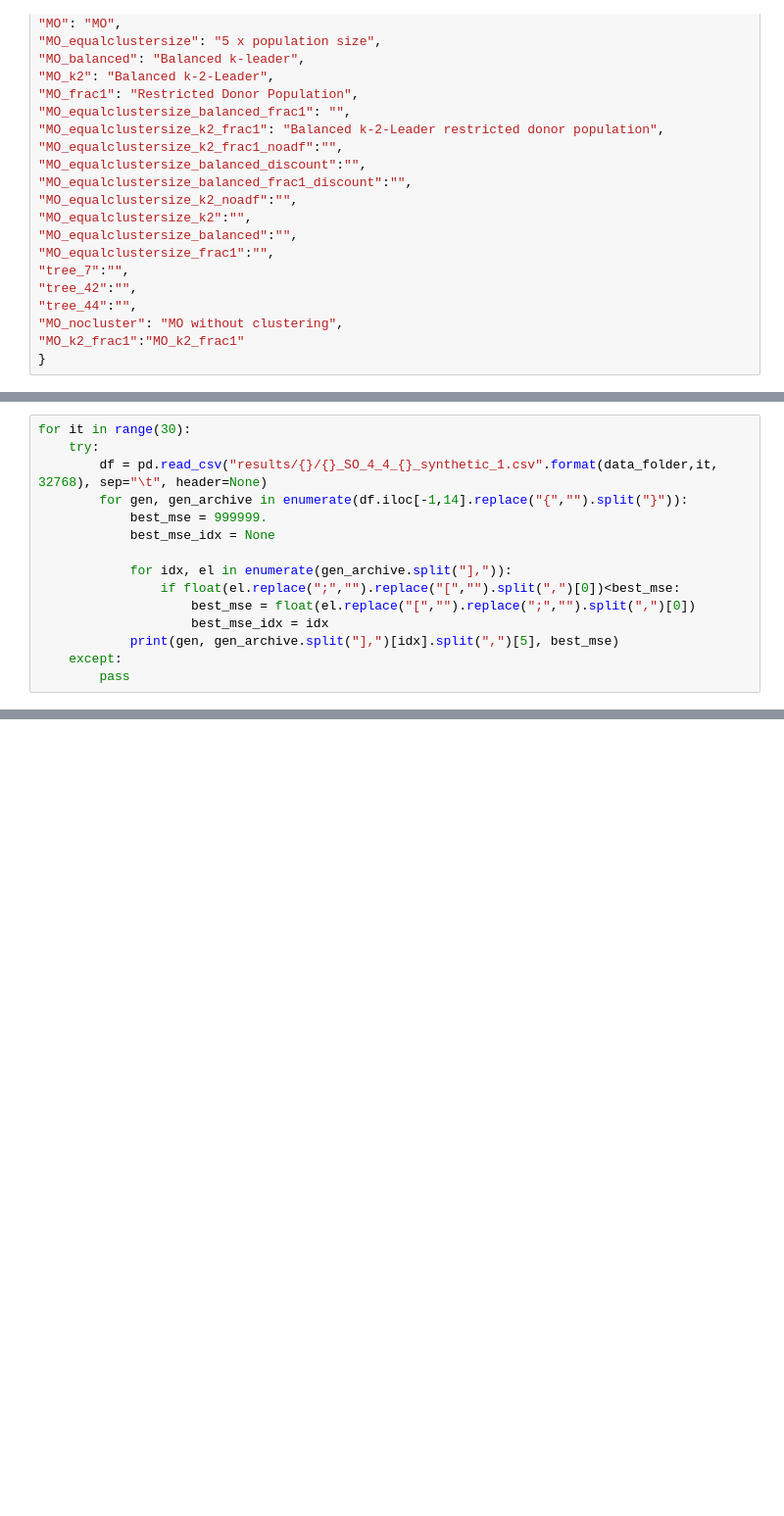
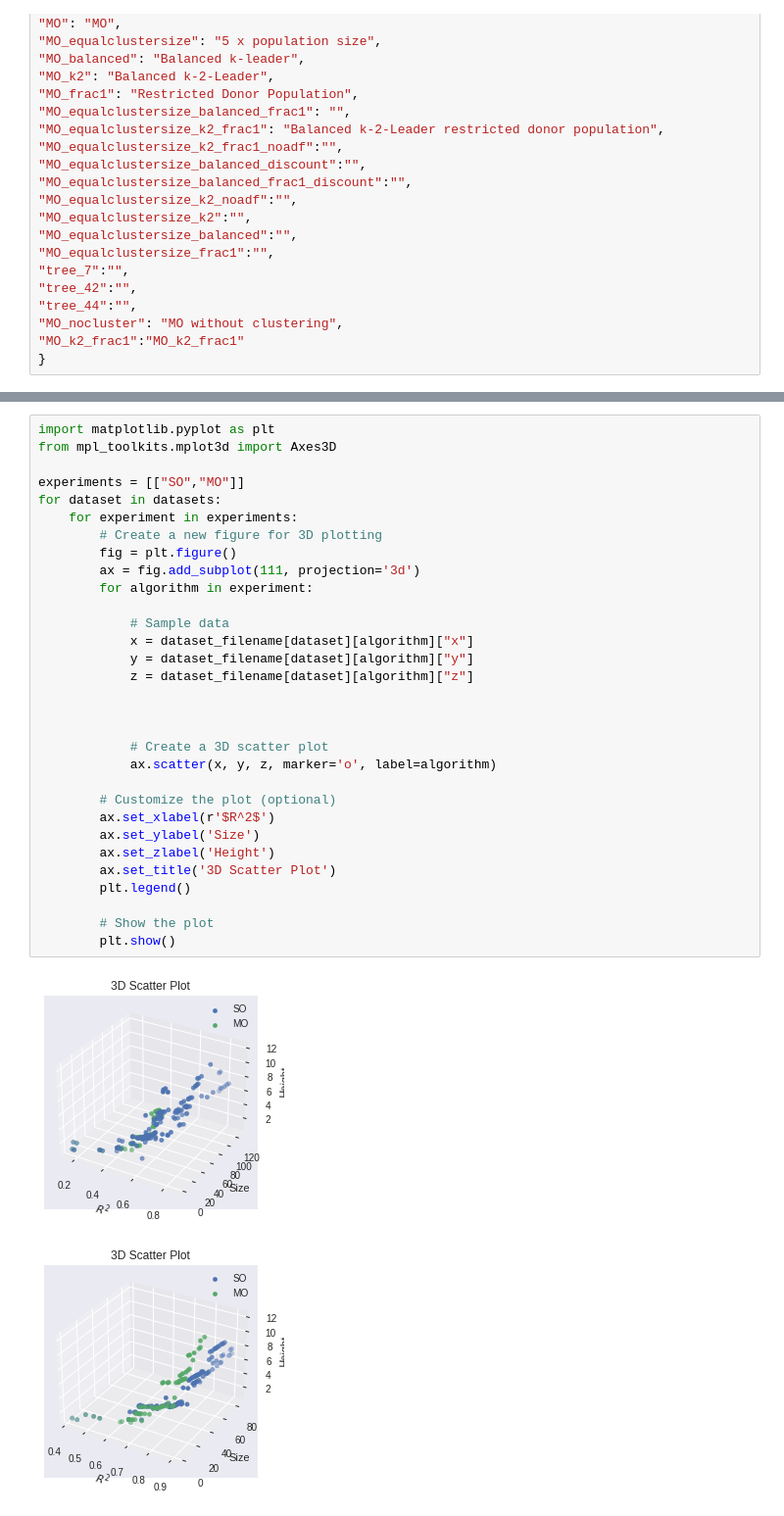
Before and after one commit to matigekunstintelligentie/MultiGPG, a Jupyter notebook: aggregate_MO.ipynb, the cells around one changed output, grey strips where cells are left out. Shown: that part at 98% size. Drawn from its saved outputs; the diff is of its cells as text; blank space fills up the shorter version.

```diff
--- a/aggregate_MO.ipynb
+++ b/aggregate_MO.ipynb
@@ -1283,15 +288,0 @@ FileNotFoundError: [Errno 2] No such file or directory: 'results/final/3_SO_4_4_
-# %%
-for it in range(30):
-    try:
-        df = pd.read_csv("results/{}/{}_SO_4_4_{}_synthetic_1.csv".format(data_folder,it, 32768), sep="\t", header=None)
-        for gen, gen_archive in enumerate(df.iloc[-1,14].replace("{","").split("}")):
-            best_mse = 999999.
-            best_mse_idx = None
-
-            for idx, el in enumerate(gen_archive.split("],")):
-                if float(el.replace(";","").replace("[","").split(",")[0])<best_mse:
-                    best_mse = float(el.replace("[","").replace(";","").split(",")[0])
-                    best_mse_idx = idx
-            print(gen, gen_archive.split("],")[idx].split(",")[5], best_mse)
-    except:
-        pass
@@ -1323,0 +464,34 @@ ls results/final/
+# %%
+import matplotlib.pyplot as plt
+from mpl_toolkits.mplot3d import Axes3D
+
+experiments = [["SO","MO"]]
+for dataset in datasets:
+    for experiment in experiments:
+        # Create a new figure for 3D plotting
+        fig = plt.figure()
+        ax = fig.add_subplot(111, projection='3d')
+        for algorithm in experiment:
+
+            # Sample data
+            x = dataset_filename[dataset][algorithm]["x"]
+            y = dataset_filename[dataset][algorithm]["y"]
+            z = dataset_filename[dataset][algorithm]["z"]
+
+
+
+            # Create a 3D scatter plot
+            ax.scatter(x, y, z, marker='o', label=algorithm)
+
+        # Customize the plot (optional)
+        ax.set_xlabel(r'$R^2$')
+        ax.set_ylabel('Size')
+        ax.set_zlabel('Height')
+        ax.set_title('3D Scatter Plot')
+        plt.legend()
+
+        # Show the plot
+        plt.show()
+# %% [output]
+[figure, added]
+[figure, added]
```
Also changed, not shown: parts of 24 cells of this notebook, 5 other files.
